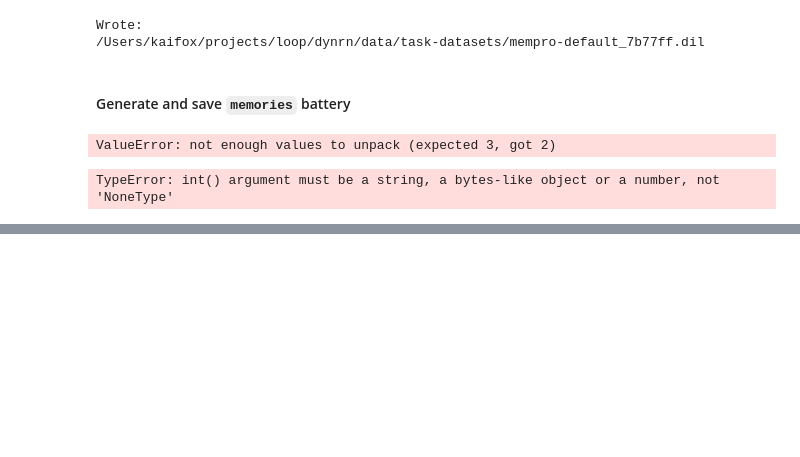
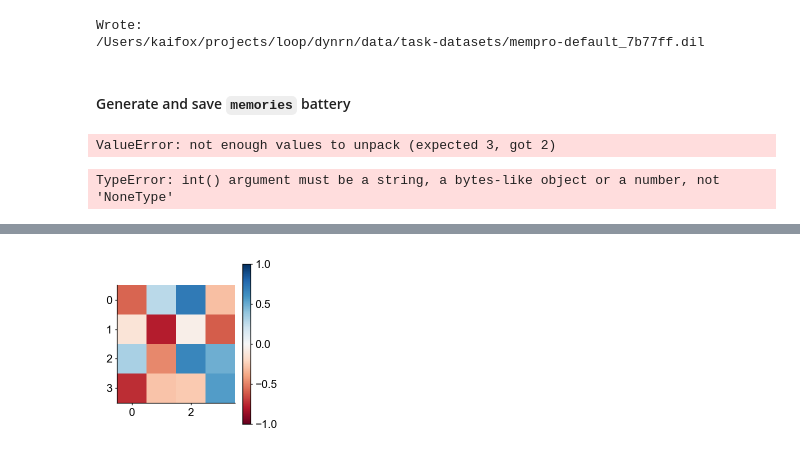
Before and after one commit to kaijfox/loop-dynamical-rnns, a Jupyter notebook: notebooks/24-07-17_driscoll-rnns.ipynb, the cells around one changed output, grey strips where cells are left out. Saved outputs shown, nothing was run; the diff lists cells and outputs as text; code cells hidden in the pictures; blank space fills up the shorter version.

```diff
--- a/notebooks/24-07-17_driscoll-rnns.ipynb
+++ b/notebooks/24-07-17_driscoll-rnns.ipynb
@@ -593,0 +658,11 @@ TypeError: int() argument must be a string, a bytes-like object or a number, not
+# %%
+W = scipy.stats.special_ortho_group.rvs(rnn.rank, random_state=0)
+# v.T @ u = W
+new_u = rnn.h2h.v.detach().numpy() @ W
+new_twostep = rnn.h2h.v.T.detach().numpy() @ new_u
+fig, ax = plt.subplots(1, 1, figsize=(2, 2))
+_ = ax.imshow(new_twostep, cmap='RdBu', vmin=-1, vmax=1)
+plt.colorbar(_)
+plotter.finalize(fig, None)
+# %% [output]
+[figure, added]
```
Also changed, not shown: parts of 6 cells of this notebook, 3 other files.
